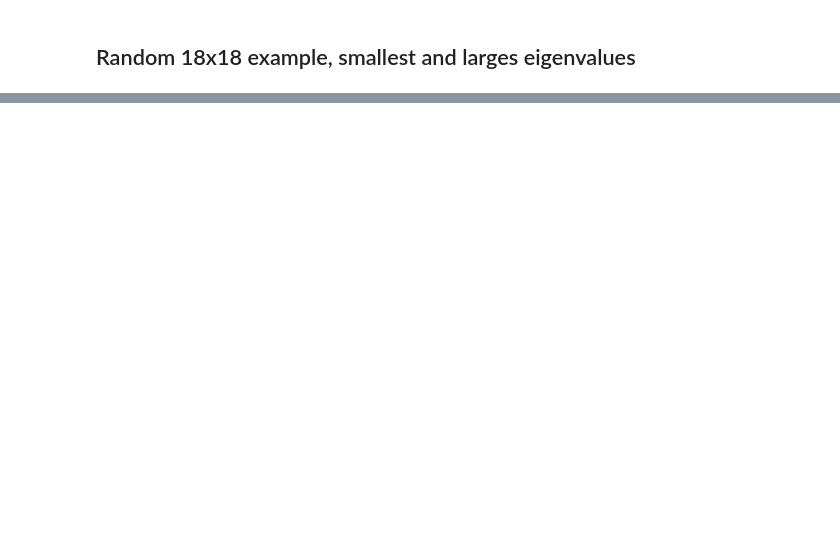
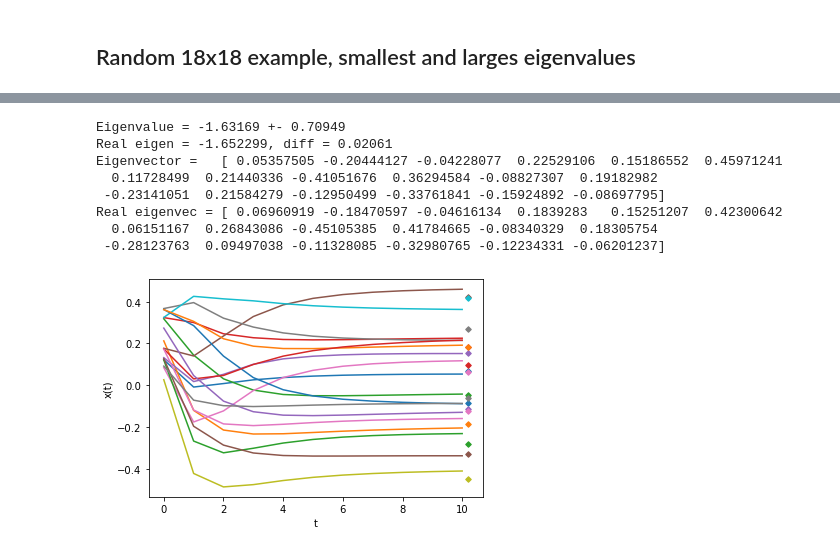
Before and after one commit to KarlHenrik/FYS-STK-Gruppe, a Jupyter notebook: Project3/Code/Eigenvalue.ipynb, the cells around one changed output, grey strips where cells are left out. Saved outputs shown, nothing was run; the diff lists cells and outputs as text; code cells hidden in the pictures; blank space fills up the shorter version.

```diff
--- a/Project3/Code/Eigenvalue.ipynb
+++ b/Project3/Code/Eigenvalue.ipynb
@@ -261,2 +398,13 @@ model18small.train(2000)
 # %%
 model18small.evaluate(-1)
+plt.gca().get_legend().remove()
+# %% [output]
+Eigenvalue = -1.63169 +- 0.70949
+Real eigen = -1.652299, diff = 0.02061
+Eigenvector =   [ 0.05357505 -0.20444127 -0.04228077  0.22529106  0.15186552  0.45971241
+  0.11728499  0.21440336 -0.41051676  0.36294584 -0.08827307  0.19182982
+ -0.23141051  0.21584279 -0.12950499 -0.33761841 -0.15924892 -0.08697795]
+Real eigenvec = [ 0.06960919 -0.18470597 -0.04616134  0.1839283   0.15251207  0.42300642
+  0.06151167  0.26843086 -0.45105385  0.41784665 -0.08340329  0.18305754
+ -0.28123763  0.09497038 -0.11328085 -0.32980765 -0.12234331 -0.06201237]
+[figure, added]
```
Also changed, not shown: parts of 26 cells of this notebook, 17 other files.
